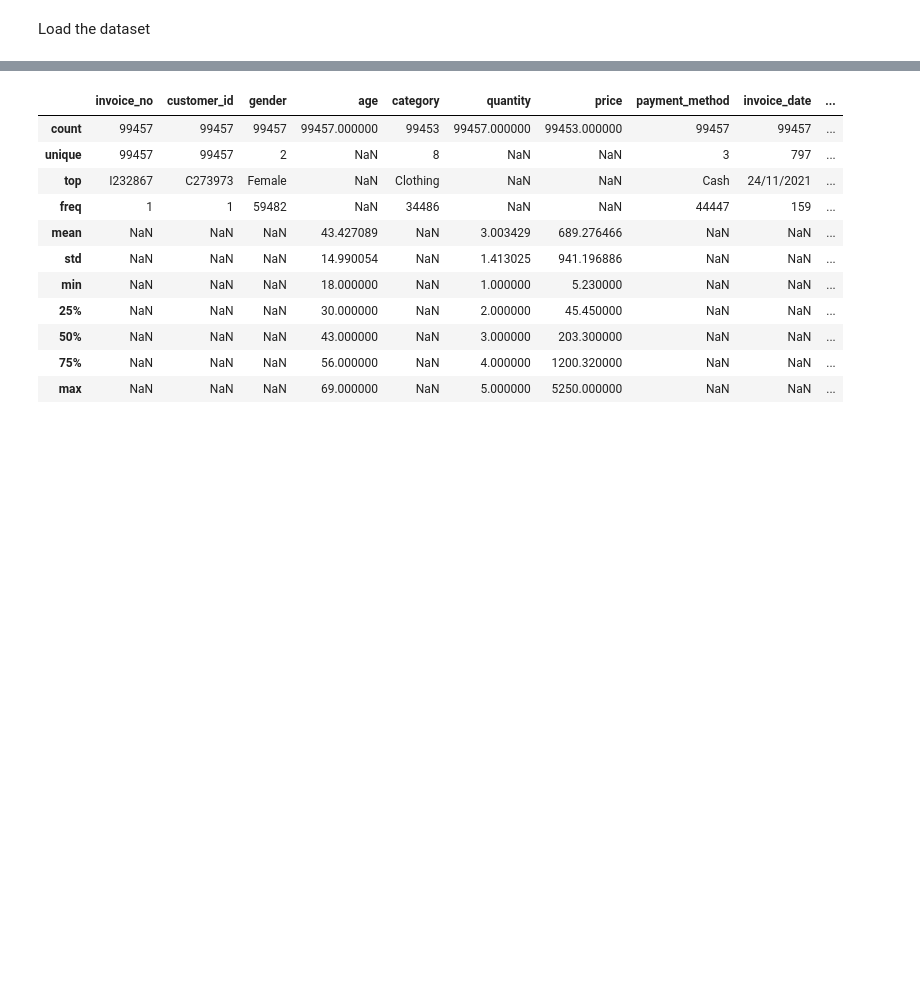
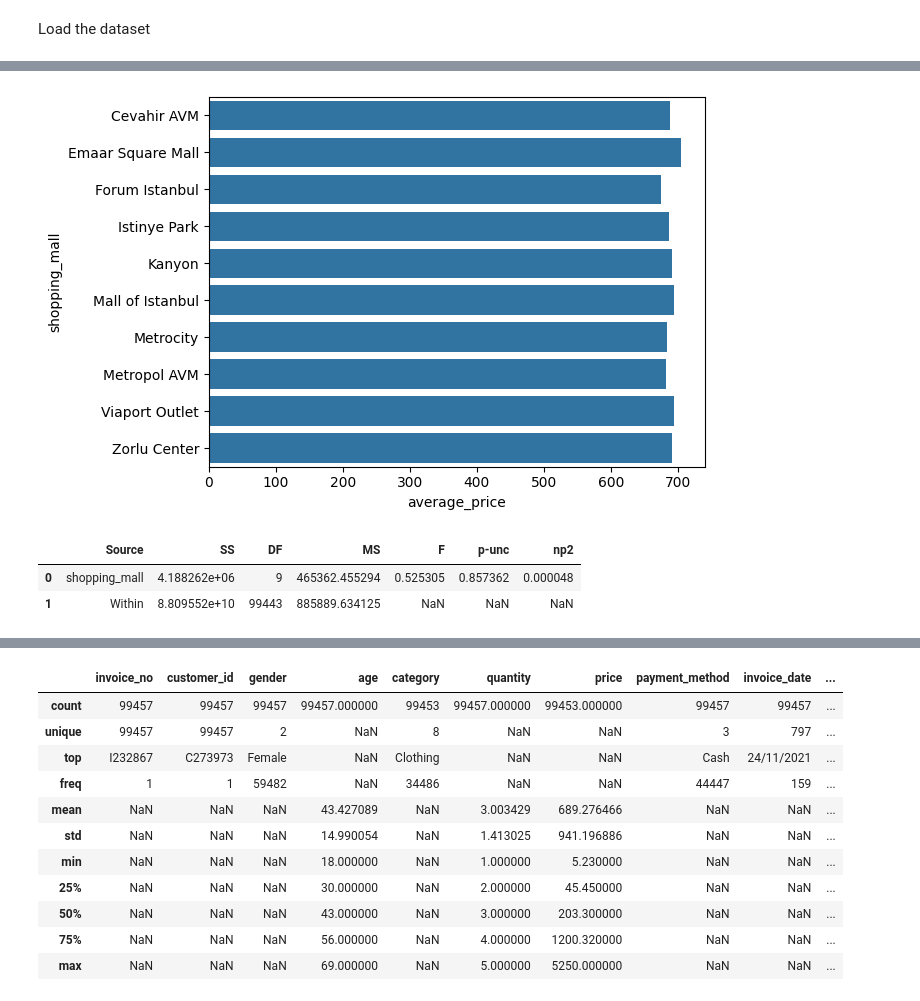
Before and after one commit to student-repos-ci/pa-missing-data, a Jupyter notebook: notebooks/customer_shopping_data/raihan.ipynb, the cells around one changed output, grey strips where cells are left out. Drawn from its saved outputs; the diff is of its cells as text; code cells hidden in the pictures; blank space fills up the shorter version.

```diff
--- a/notebooks/customer_shopping_data/raihan.ipynb
+++ b/notebooks/customer_shopping_data/raihan.ipynb
@@ -12,0 +15,3 @@ df.shape
+# %%
+av_price_by_mall = df.groupby(by=['shopping_mall']).agg(average_price=('price', 'mean'))
+av_price_by_mall
@@ -12,0 +31,16 @@ df.shape
+# %%
+import seaborn as sns
+
+sns.barplot(data=av_price_by_mall, x='average_price', y='shopping_mall')
+plt.show()
+# %% [output]
+[figure, added]
+# %%
+import pingouin as pg
+
+anova = pg.anova(dv='price', between='shopping_mall', data=df, detailed=True)
+anova
+# %% [output]
+|  | Source | SS | DF | MS | F | p-unc | np2 |
+| 0 | shopping_mall | 4.188262e+06 | 9 | 465362.455294 | 0.525305 | 0.857362 | 0.000048 |
+| 1 | Within | 8.809552e+10 | 99443 | 885889.634125 | NaN | NaN | NaN |
```
Also changed, not shown: parts of 4 cells of this notebook, 3 other files.
